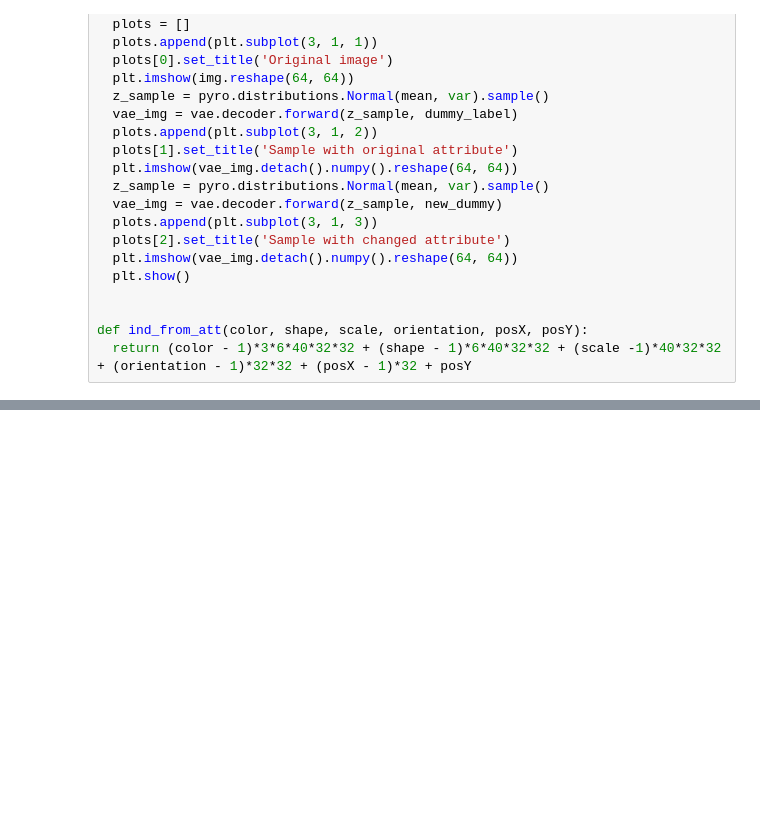
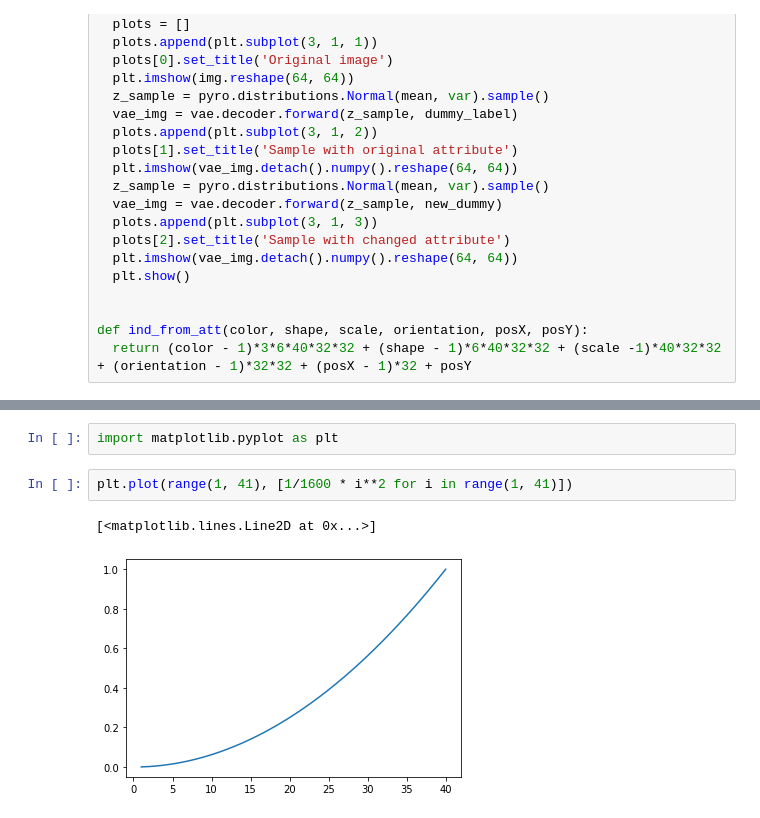
Before and after one commit to GiovaniValdrighi/inferencia_causal, a Jupyter notebook: vae.ipynb, the cells around one changed output, grey strips where cells are left out. Saved outputs shown, nothing was run; the diff lists cells and outputs as text; blank space fills up the shorter version.

```diff
--- a/vae.ipynb
+++ b/vae.ipynb
@@ -443,0 +545,7 @@ tensor([0.9895]) tensor([ 0.0040, -0.0119,  0.9970]) tensor([-0.0069,  1.0108,
+# %%
+import matplotlib.pyplot as plt
+# %%
+plt.plot(range(1, 41), [1/1600 * i**2 for i in range(1, 41)])
+# %% [output]
+[<matplotlib.lines.Line2D at 0x...>]
+[figure, added]
```
Also changed, not shown: parts of 10 cells of this notebook.
